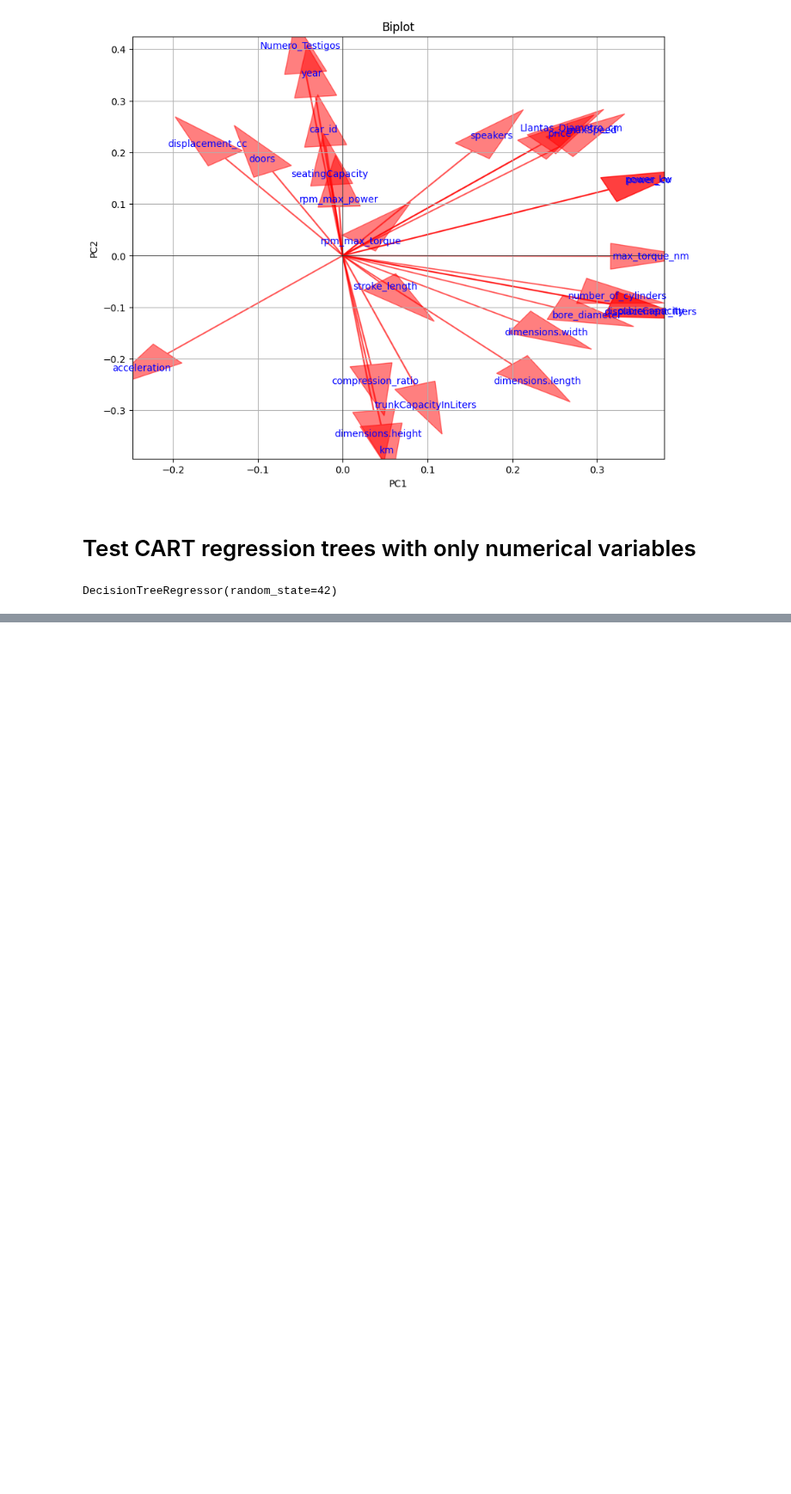
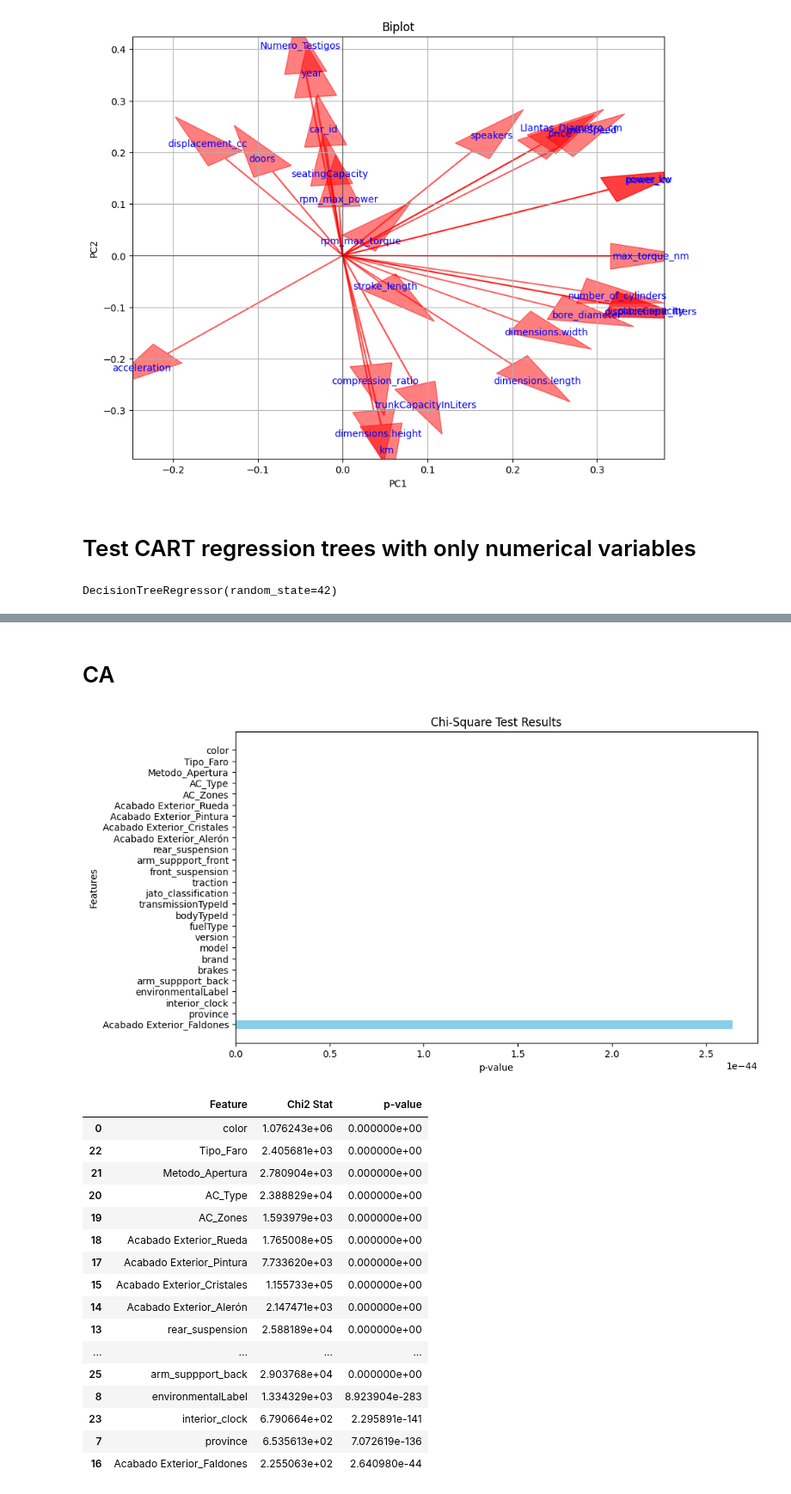
Before and after one commit to Lingfeng555/Cars_Price_Prediction, a Jupyter notebook: Trees/combustion.ipynb, the cells around one changed output, grey strips where cells are left out. Shown at 86% size. Cells and saved outputs as stored; diff of their text form; code cells hidden in the pictures; blank space fills up the shorter version.

```diff
--- a/Trees/combustion.ipynb
+++ b/Trees/combustion.ipynb
@@ -257,0 +265,23 @@ evaluator.eval_regression(y_pred, y_test)
+# %% [markdown]
+# CA
+# %%
+Data_processor.chi_square_test(categorical_columns=categorical_columns, column_y="price_categ")
+# %% [output]
+[figure, added]
+|  | Feature | Chi2 Stat | p-value |
+| 0 | color | 1.076243e+06 | 0.000000e+00 |
+| 22 | Tipo_Faro | 2.405681e+03 | 0.000000e+00 |
+| 21 | Metodo_Apertura | 2.780904e+03 | 0.000000e+00 |
+| 20 | AC_Type | 2.388829e+04 | 0.000000e+00 |
+| 19 | AC_Zones | 1.593979e+03 | 0.000000e+00 |
+| 18 | Acabado Exterior_Rueda | 1.765008e+05 | 0.000000e+00 |
+| 17 | Acabado Exterior_Pintura | 7.733620e+03 | 0.000000e+00 |
+| 15 | Acabado Exterior_Cristales | 1.155733e+05 | 0.000000e+00 |
+| 14 | Acabado Exterior_Alerón | 2.147471e+03 | 0.000000e+00 |
+| 13 | rear_suspension | 2.588189e+04 | 0.000000e+00 |
+| ... | ... | ... | ... |
+| 25 | arm_suppport_back | 2.903768e+04 | 0.000000e+00 |
+| 8 | environmentalLabel | 1.334329e+03 | 8.923904e-283 |
+| 23 | interior_clock | 6.790664e+02 | 2.295891e-141 |
+| 7 | province | 6.535613e+02 | 7.072619e-136 |
+| 16 | Acabado Exterior_Faldones | 2.255063e+02 | 2.640980e-44 |
```
Also changed, not shown: parts of 4 cells of this notebook.
